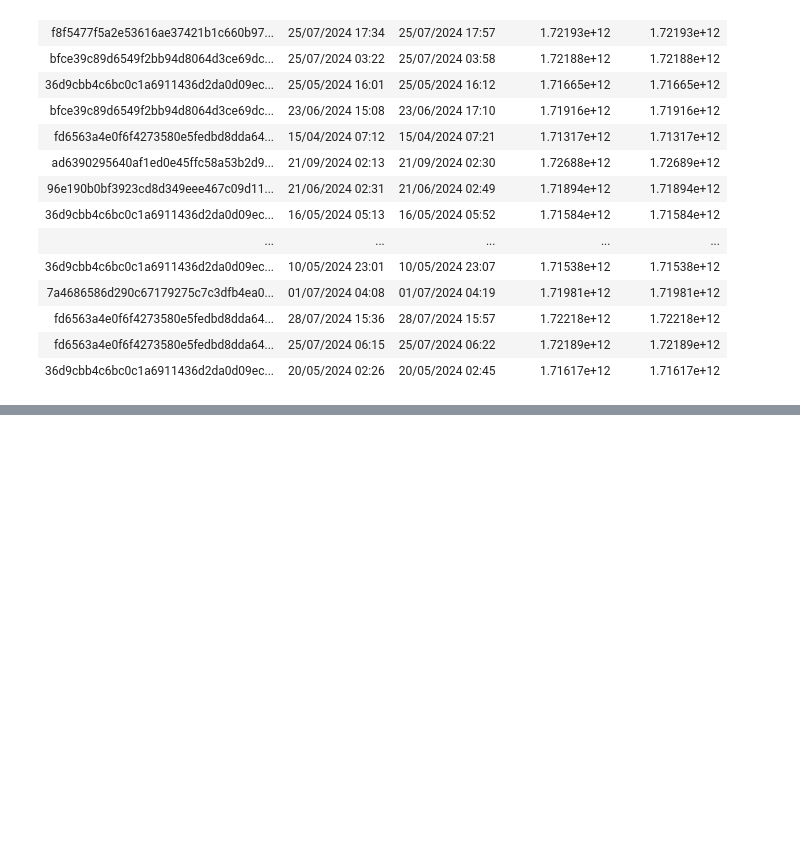
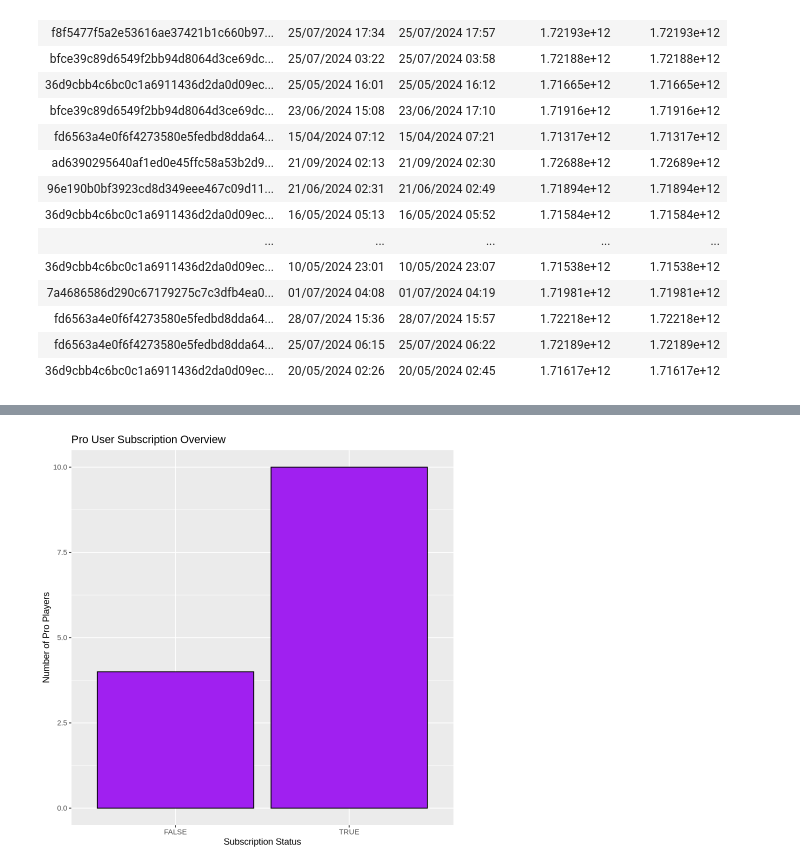
Before and after one commit to 90419359/data-science-project, a Jupyter notebook: junxiaolu 90419359 data science 100 project.ipynb, the cells around one changed output, grey strips where cells are left out. Cells and saved outputs as stored; diff of their text form; code cells hidden in the pictures; blank space fills up the shorter version.

```diff
--- a/junxiaolu 90419359 data science 100 project.ipynb
+++ b/junxiaolu 90419359 data science 100 project.ipynb
@@ -140,0 +197,5 @@ A tibble: 7 × 2
+# %%
+experience_subscribe <- Player_data |>
+  group_by(experience, subscribe) |>
+  summarize(count = n())
+experience_subscribe
@@ -140,0 +218,12 @@ A tibble: 7 × 2
+# %%
+experience_subscribe_pro_bar <- experience_subscribe |>
+  filter(experience == "Pro") |>
+  ggplot(aes(x = subscribe, y = count)) +
+  geom_bar(stat = "identity",fill="purple",color="black") +
+  labs(x = "Subscription Status",
+       y = "Number of Pro Players",
+       title = "Pro User Subscription Overview")
+
+experience_subscribe_pro_bar
+# %% [output]
+[figure, added]
```
Also changed, not shown: parts of 15 cells of this notebook.
